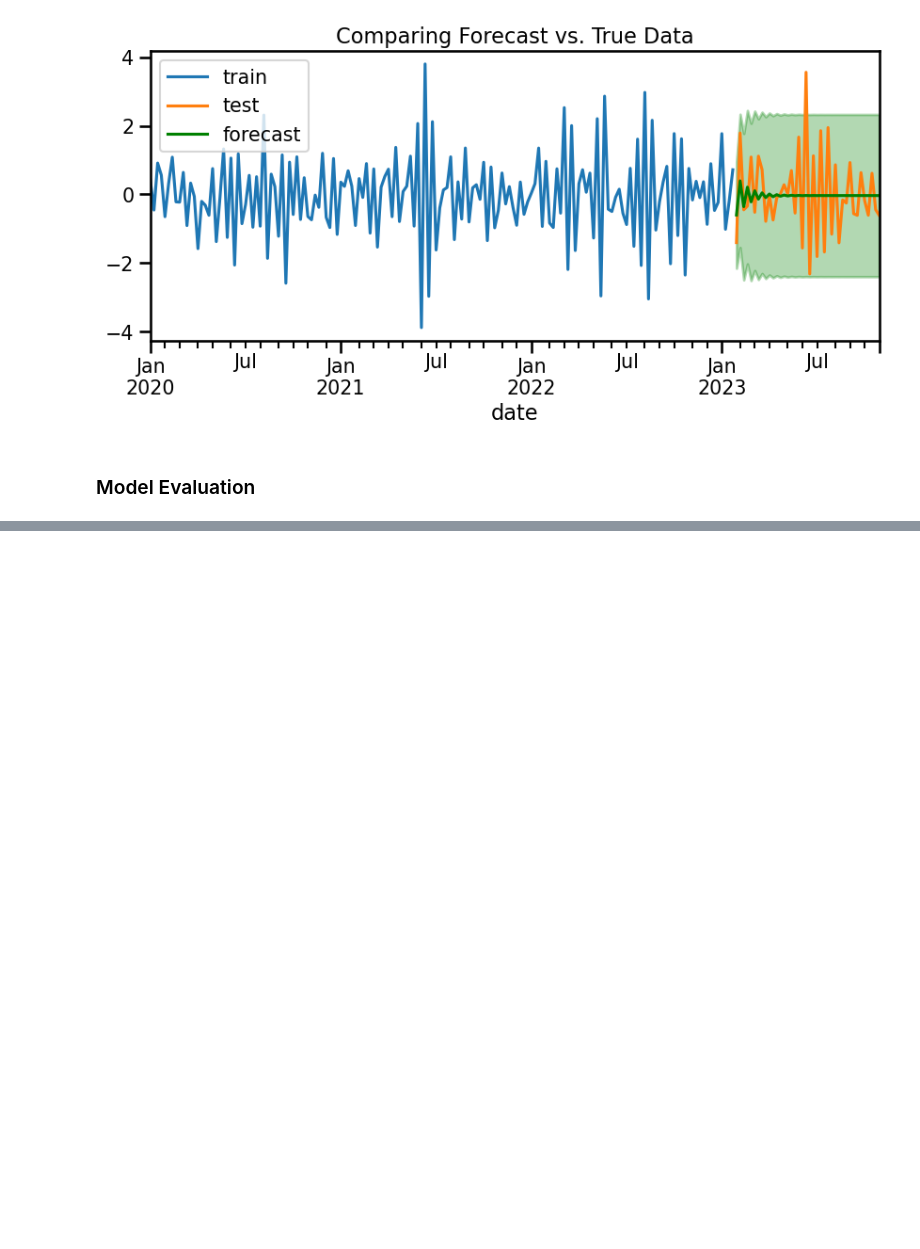
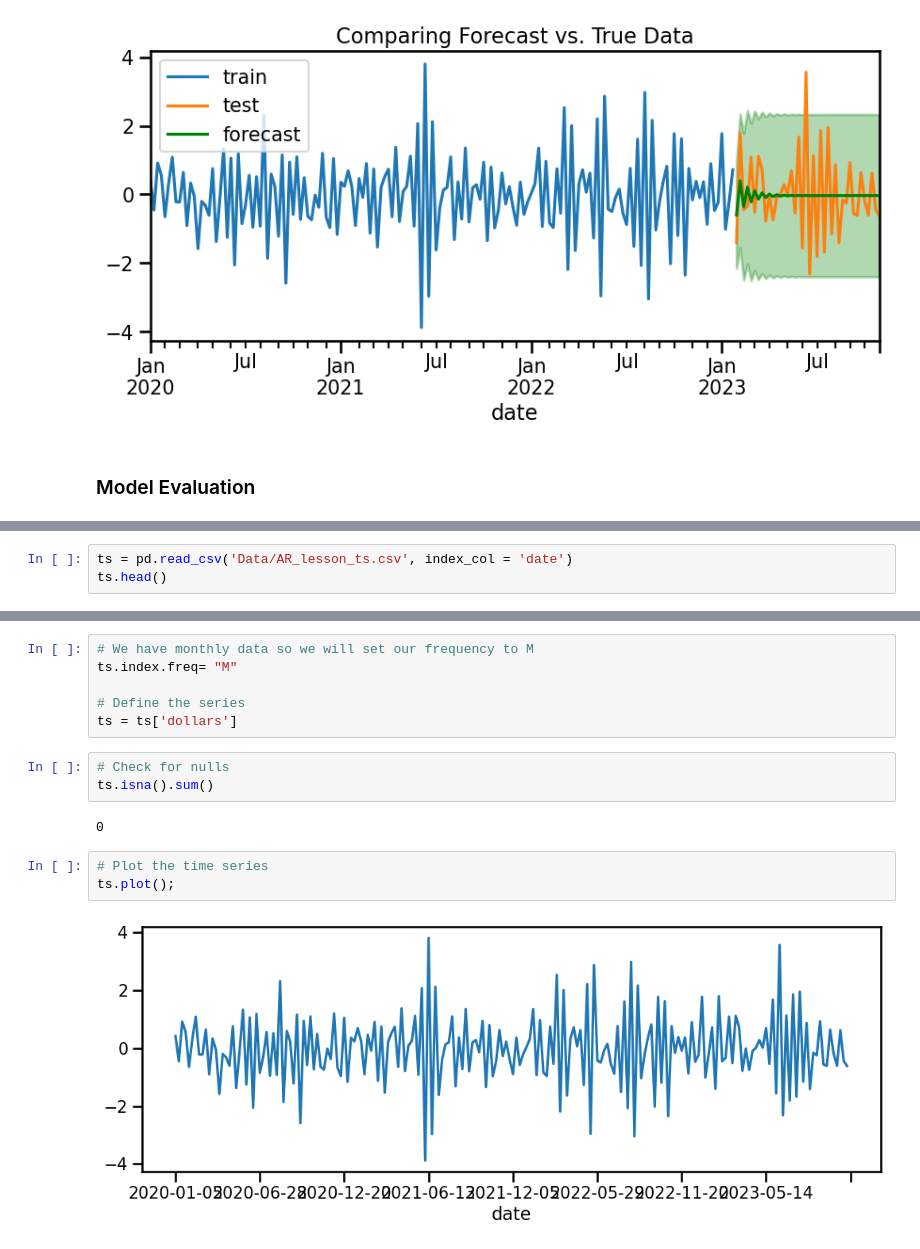
Before and after one commit to EhLeeOod/time-series, a Jupyter notebook: week-2.ipynb, the cells around one changed output, grey strips where cells are left out. Drawn from its saved outputs; the diff is of its cells as text; blank space fills up the shorter version.

```diff
--- a/week-2.ipynb
+++ b/week-2.ipynb
@@ -553,0 +673,3 @@ plot_forecast(train, test, forecast_df);
+# %%
+ts = pd.read_csv('Data/AR_lesson_ts.csv', index_col = 'date')
+ts.head()
@@ -553,0 +684,16 @@ plot_forecast(train, test, forecast_df);
+# %%
+# We have monthly data so we will set our frequency to M
+ts.index.freq= "M"
+
+# Define the series
+ts = ts['dollars']
+# %%
+# Check for nulls
+ts.isna().sum()
+# %% [output]
+0
+# %%
+# Plot the time series
+ts.plot();
+# %% [output]
+[figure, added]
```
Also changed, not shown: parts of 17 cells of this notebook, 3 other files.
